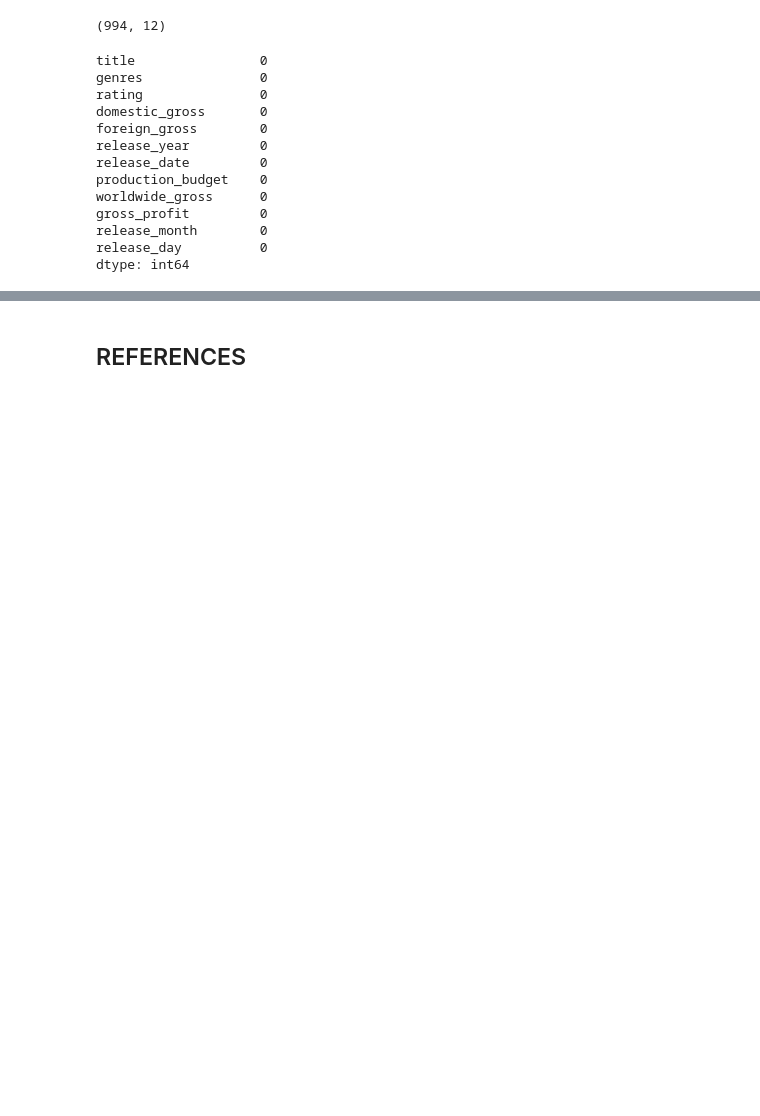
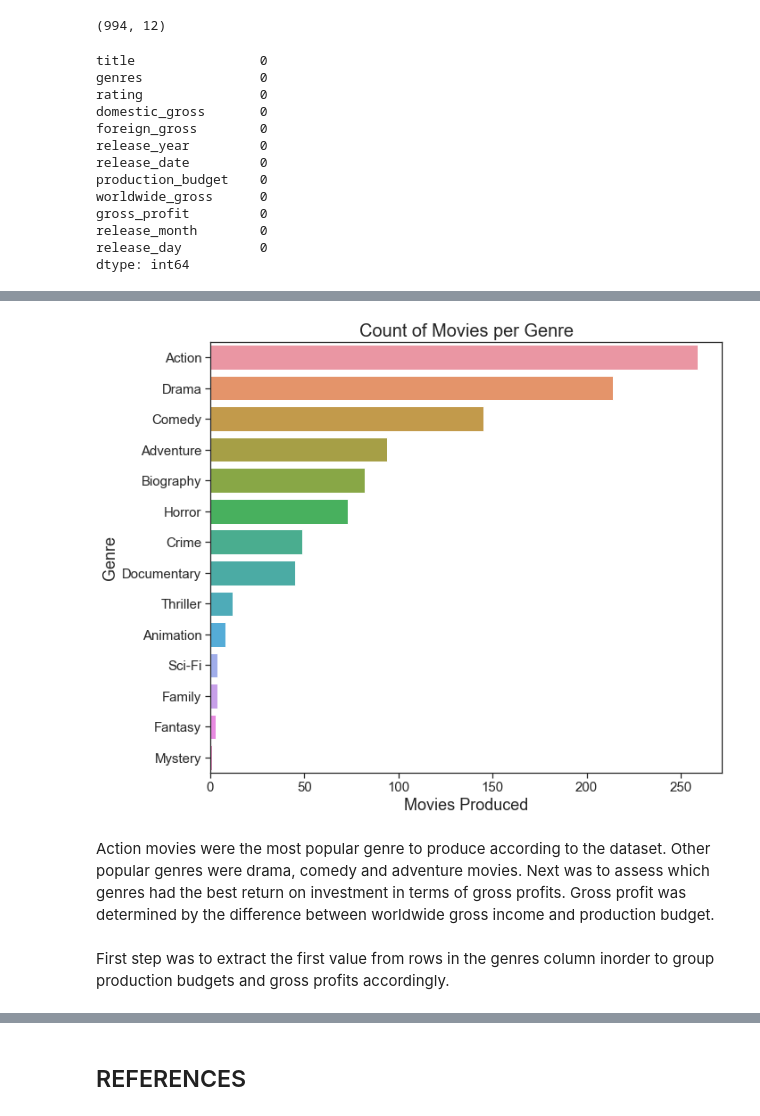
Before and after one commit to Eva-Claire/Microsoft_Movie_Analysis_Phase_1_Project, a Jupyter notebook: Microsoft_Movie_Analysis_Phase_1_Project.ipynb, the cells around one changed output, grey strips where cells are left out. Cells and saved outputs as stored; diff of their text form; code cells hidden in the pictures; blank space fills up the shorter version.

Commit message:
Visualize data unfinished

```diff
--- a/Microsoft_Movie_Analysis_Phase_1_Project.ipynb
+++ b/Microsoft_Movie_Analysis_Phase_1_Project.ipynb
@@ -941,0 +764,32 @@ dtype: int64
+# %%
+# defining the function
+def count_movie_genres(genres_column):
+    '''
+    This function accepts a column of genres as its input and loops
+    through it extracting the first element from a list of strings
+    separated by commas. It assumes the first element is the main movie
+    genre and confirms its presence in the movie_genres list. It then loops
+    over all the elements increasing their count value by 1 whenever the specific
+    genre is encountered
+    '''
+# stating the main movie genres to classify by
+    movie_genres = ['Action', 'Adventure', 'Animation', 'Biography', 'Comedy', 'Crime', 'Documentary', 'Drama',
+                   'Family', 'Fantasy', 'History', 'Horror', 'Music', 'Mystery', 'Romance', 'Sci-Fi', 'Sport',
+                   'Thriller', 'War']
+# starting count per genre at 0
+    genre_count = {genre: 0 for genre in movie_genres}
+# looping over all elements in the column and incrementing genres and their counts
+    for genres in genres_column:
+        movie_genre = genres.split(',')[0]
+        if movie_genre in movie_genres:
+            genre_count[movie_genre] += 1
+# expected output
+    return genre_count
+# calling the function on the dataframe column
+genre_count = count_movie_genres(imdb_bom_moviebudgets_df['genres'])
+# converting dictionary into dataframe
+genres_df = pd.DataFrame(list(genre_count.items()), columns=['genre', 'count'])
+# sorting the genres in descending order according to count
+genres_df_sorted = genres_df.sort_values(by='count', ascending=False)
+# previewing the dataframe
+genres_df_sorted.head()
@@ -941,0 +803,19 @@ dtype: int64
+# %%
+plt.figure(figsize=(10,8))
+
+sns.set_theme(style='ticks', palette='deep')
+sns.barplot(x='count', y='genre', data=genres_df_sorted.head(14))
+
+plt.xlabel('Movies Produced', fontsize=18)
+plt.ylabel('Genre', fontsize=18)
+plt.title('Count of Movies per Genre', fontsize=20)
+plt.xticks(fontsize=15)
+plt.yticks(fontsize=15)
+plt.tight_layout()
+#plt.savefig('./fig1.png');
+# %% [output]
+[figure, added]
+# %% [markdown]
+Action movies were the most popular genre to produce according to the dataset. Other popular genres were drama, comedy and adventure movies. Next was to assess which genres had the best return on investment in terms of gross profits. Gross profit was determined by the difference between worldwide gross income and production budget.
+# %% [markdown]
+First step was to extract the first value from rows in the genres column inorder to group production budgets and gross profits accordingly.
```
Also changed, not shown: parts of 74 cells of this notebook, 1 other file.
